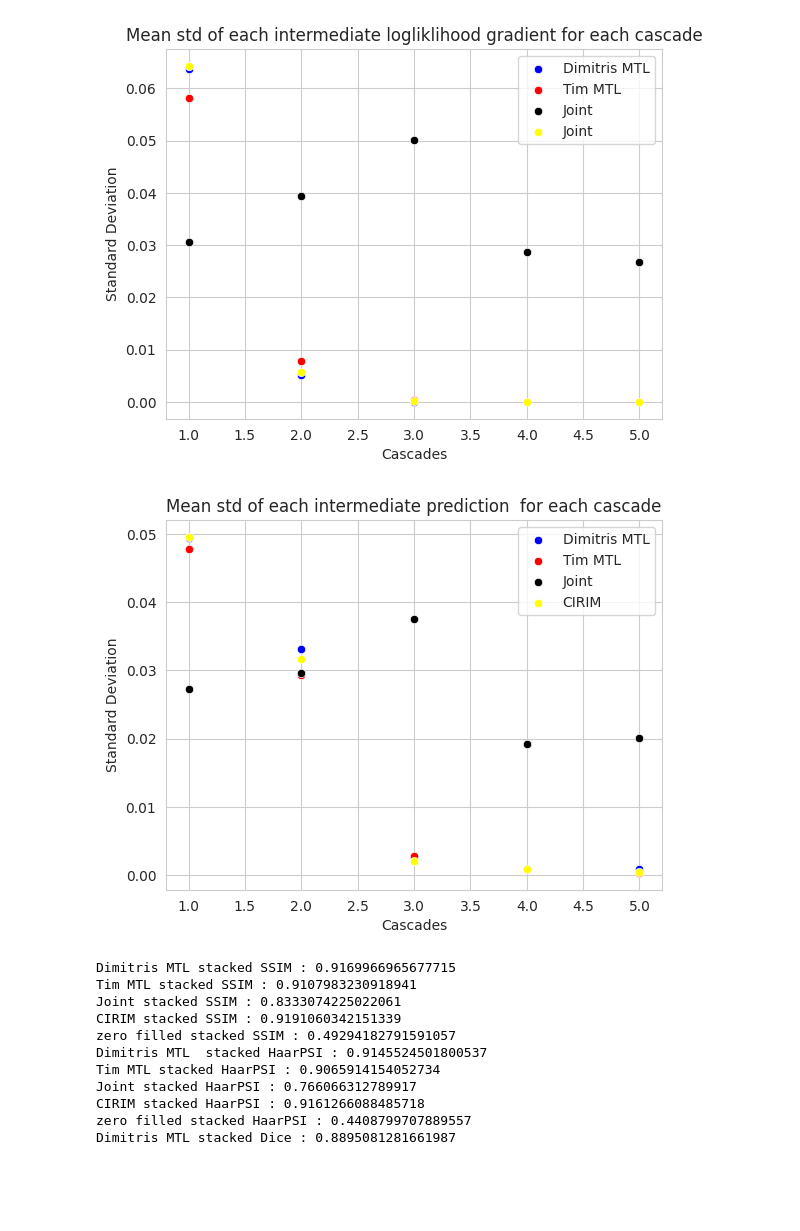
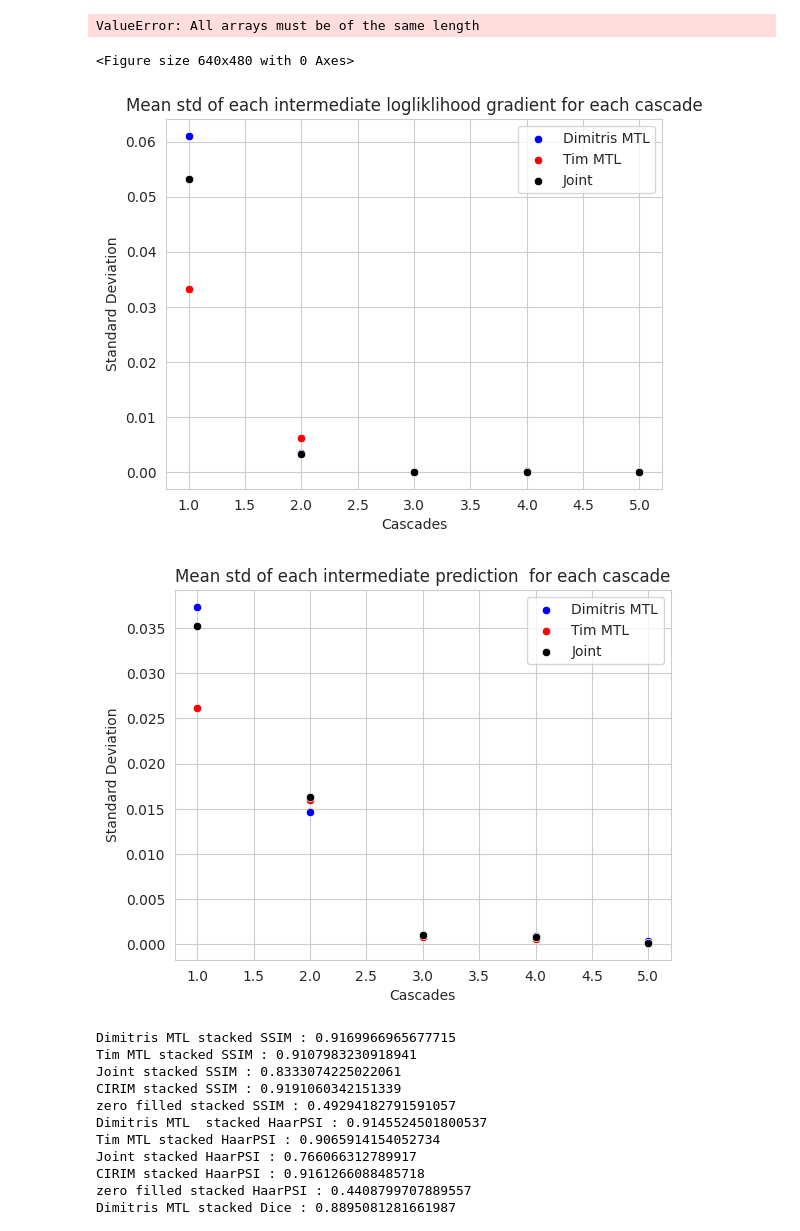
Before and after one commit to TimPaquaij/atommic, a Jupyter notebook: projects/MTL/rs/SKMTEA/Visualize_SD_IP.ipynb, the cells around one changed output. Cells and saved outputs as stored; diff of their text form; code cells hidden in the pictures; blank space fills up the shorter version.

```diff
--- a/projects/MTL/rs/SKMTEA/Visualize_SD_IP.ipynb
+++ b/projects/MTL/rs/SKMTEA/Visualize_SD_IP.ipynb
@@ -507,40 +544,54 @@ print(np.unique(zero_filled_cirim.reshape(1,-1)-zero_filled_mtlrs_1.reshape(1,-1
+# %%
+
+plt.figure()
+
+un_max_mtlrs_1 = [np.max(std_MTLRS[:,0,i,0].reshape(1,-1)).real for i in range(std_MTLRS.shape[2])]
+data_frame = pd.DataFrame({'MTLRS_1':un_max_mtlrs_1,'Cascades':[1,2,3,4,5]})
+sns.scatterplot(data=data_frame,x=data_frame.Cascades,y=data_frame.MTLRS_1, label= f"Std softmax MTL",color="blue")
+un_max_mtlrs_1 = [np.max(np.sqrt(inter_rec_mtlrs_1[:,1,i,0].reshape(1,-1))).real for i in range(inter_rec_mtlrs_1.shape[2])]
+data_frame = pd.DataFrame({'MTLRS_1':un_max_mtlrs_1,'Cascades':[1,2,3,4,5]})
+sns.scatterplot(data=data_frame,x=data_frame.Cascades,y=data_frame.MTLRS_1, label= f"Var softmax MTL",color="red")
+plt.title("Mean std of each intermediate logliklihood gradient for each cascade")
+plt.ylabel('Standard Deviation')
+plt.show()
+# %% [output]
+ValueError: All arrays must be of the same length
+<Figure size 640x480 with 0 Axes>
 # %%
 plt.figure()
 for idx in [10]:
-    un_max_mtlrs_1 = [np.mean(loglike_mtlrs_1[idx,1,i].reshape(1,-1)).real for i in range(loglike_mtlrs_1.shape[2])]
-    un_max_mtlrs_2 = [np.mean(loglike_mtlrs_2[idx,1,i].reshape(1,-1)).real for i in range(loglike_mtlrs_2.shape[2])]
-    un_max_mtlrs_3 = [np.mean(loglike_mtlrs_3[idx,1,i].reshape(1,-1)).real for i in range(loglike_mtlrs_3.shape[2])]
-    un_max_cirim = [np.mean(loglike_cirim[idx,1,i].reshape(1,-1)).real for i in range(loglike_cirim.shape[2])]
-    data_frame = pd.DataFrame({'MTLRS_1':un_max_mtlrs_1,'MTLRS_2':un_max_mtlrs_2,'MTLRS_3':un_max_mtlrs_3,"CIRIM":un_max_cirim,'Cascades':[1,2,3,4,5]})
+    un_max_mtlrs_1 = [np.mean(loglike_mtlrs_1[idx,1,i,0].reshape(1,-1)).real for i in range(loglike_mtlrs_1.shape[2])]
+    un_max_mtlrs_2 = [np.mean(loglike_mtlrs_2[idx,1,i,0].reshape(1,-1)).real for i in range(loglike_mtlrs_2.shape[2])]
+    un_max_mtlrs_3 = [np.mean(loglike_mtlrs_3[idx,1,i,0].reshape(1,-1)).real for i in range(loglike_mtlrs_3.shape[2])]
+    data_frame = pd.DataFrame({'MTLRS_1':un_max_mtlrs_1,'MTLRS_2':un_max_mtlrs_2,'MTLRS_3':un_max_mtlrs_3,'Cascades':[1,2,3,4,5]})
     sns.scatterplot(data=data_frame,x=data_frame.Cascades,y=data_frame.MTLRS_1, label= f"Dimitris MTL",color="blue")
     sns.scatterplot(data=data_frame,x=data_frame.Cascades,y=data_frame.MTLRS_2, label= f"Tim MTL",color="red")
     sns.scatterplot(data=data_frame,x=data_frame.Cascades,y=data_frame.MTLRS_3, label= f"Joint",color="black")
-    sns.scatterplot(data=data_frame,x=data_frame.Cascades,y=data_frame.CIRIM, label= f"Joint",color="Yellow")
 
 plt.title("Mean std of each intermediate logliklihood gradient for each cascade")
 plt.ylabel('Standard Deviation')
-plt.savefig('/scratch/tmpaquaij/Figures/Inteermediate_prediction_mean_std.png')
+plt.show()
 # %% [output]
-[figure, old version]
+[figure, new version]
 # %%
 for idx in [10]:
-    un_max_mtlrs_1 = [np.mean(inter_rec_mtlrs_1[idx,1,i].reshape(1,-1)).real for i in range(inter_rec_mtlrs_1.shape[2])]
-    un_max_mtlrs_2 = [np.mean(inter_rec_mtlrs_2[idx,1,i].reshape(1,-1)).real for i in range(inter_rec_mtlrs_2.shape[2])]
-    un_max_mtlrs_3 = [np.mean(inter_rec_mtlrs_3[idx,1,i].reshape(1,-1)).real for i in range(inter_rec_mtlrs_3.shape[2])]
-    un_max_cirim = [np.mean(inter_rec_cirim[idx,1,i].reshape(1,-1)).real for i in range(inter_rec_cirim.shape[2])]
+    un_max_mtlrs_1 = [np.mean(inter_rec_mtlrs_1[idx,1,i,0].reshape(1,-1)).real for i in range(inter_rec_mtlrs_1.shape[2])]
+    un_max_mtlrs_2 = [np.mean(inter_rec_mtlrs_2[idx,1,i,0].reshape(1,-1)).real for i in range(inter_rec_mtlrs_2.shape[2])]
+    un_max_mtlrs_3 = [np.mean(inter_rec_mtlrs_3[idx,1,i,0].reshape(1,-1)).real for i in range(inter_rec_mtlrs_3.shape[2])]
 
-    data_frame = pd.DataFrame({'MTLRS_1':un_max_mtlrs_1,'MTLRS_2':un_max_mtlrs_2,'MTLRS_3':un_max_mtlrs_3,"CIRIM":un_max_cirim,'Cascades':[1,2,3,4,5]})
+    data_frame = pd.DataFrame({'MTLRS_1':un_max_mtlrs_1,'MTLRS_2':un_max_mtlrs_2,'MTLRS_3':un_max_mtlrs_3,'Cascades':[1,2,3,4,5]})
     sns.scatterplot(data=data_frame,x=data_frame.Cascades,y=data_frame.MTLRS_1, label= f"Dimitris MTL",color="blue")
     sns.scatterplot(data=data_frame,x=data_frame.Cascades,y=data_frame.MTLRS_2, label= f"Tim MTL",color="red")
     sns.scatterplot(data=data_frame,x=data_frame.Cascades,y=data_frame.MTLRS_3, label= f"Joint",color="black")
-    sns.scatterplot(data=data_frame,x=data_frame.Cascades,y=data_frame.CIRIM, label= f"CIRIM",color="yellow")
+
 
 
 plt.title("Mean std of each intermediate prediction  for each cascade")
 plt.ylabel('Standard Deviation')
 plt.savefig('/scratch/tmpaquaij/Figures/Inteermediate_prediction_mean_std.png')
+plt.show()
 # %% [output]
-[figure, old version]
+[figure, new version]
 # %%
 sl = 5
 output ='stacked'
```
Also changed, not shown: parts of 5 cells of this notebook, 17 other files.
